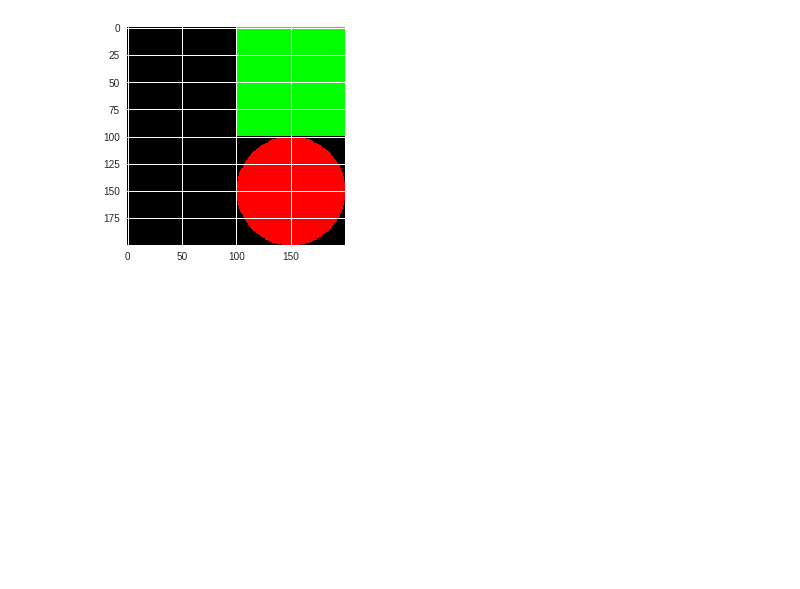
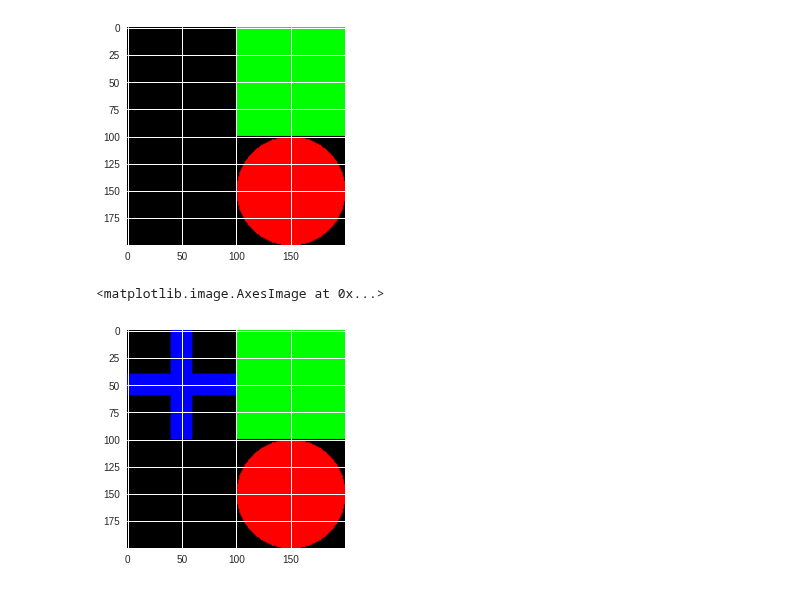
Before and after one commit to tjwei/NDHU_AM1130, a Jupyter notebook: 2018_Week07_Paint.ipynb, the cells around one changed output. Cells and saved outputs as stored; diff of their text form; code cells hidden in the pictures; blank space fills up the shorter version.

```diff
--- a/2018_Week07_Paint.ipynb
+++ b/2018_Week07_Paint.ipynb
@@ -28,3 +28,10 @@ plt.imshow(img[200:400, 300:500])
 # %% [output]
 <matplotlib.image.AxesImage at 0x...>
 [figure]
+# %%
+img[250-10:250+10, 300:400] = (0,0,1)
+img[200:300, 350-10:350+10] = (0,0,1)
+plt.imshow(img[200:400, 300:500], interpolation='bilinear')
+# %% [output]
+<matplotlib.image.AxesImage at 0x...>
+[figure, added]
```
Also changed, not shown: parts of 3 cells of this notebook.
